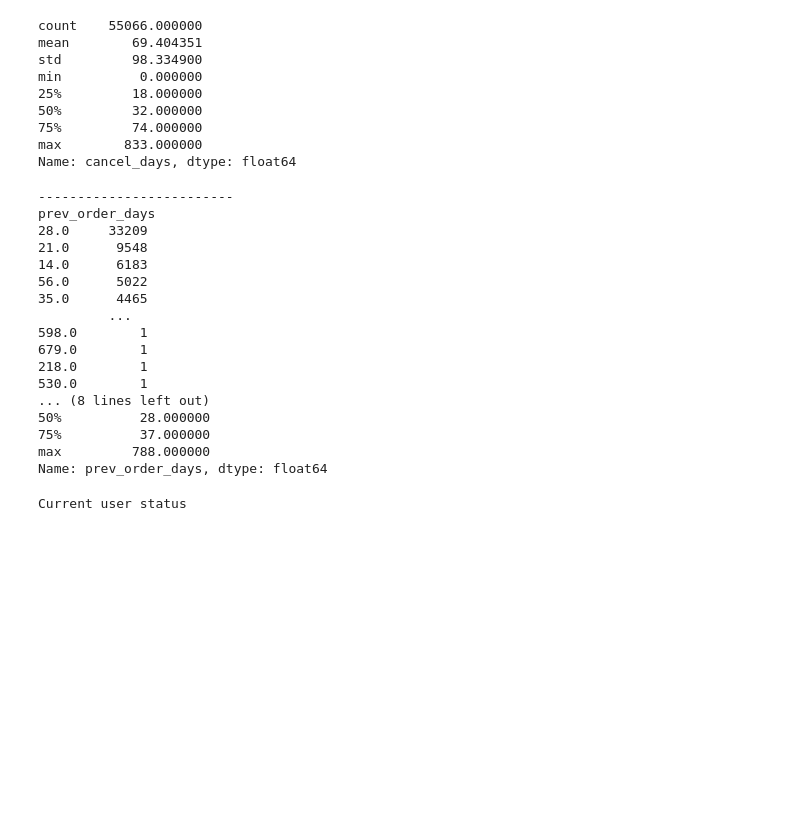
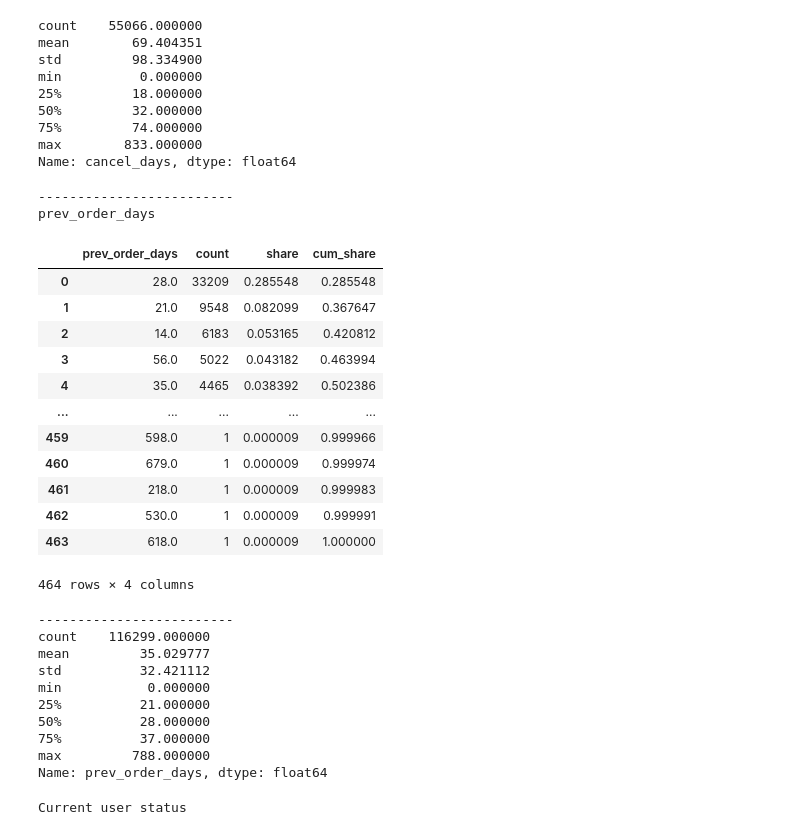
Before and after one commit to yurywallet/test_assignments, a Jupyter notebook: smalls/task_smalls.ipynb, the cells around one changed output. Drawn from its saved outputs; the diff is of its cells as text; code cells hidden in the pictures; blank space fills up the shorter version.

```diff
--- a/smalls/task_smalls.ipynb
+++ b/smalls/task_smalls.ipynb
@@ -450,49 +553,57 @@ df_o=df_o.sort_values([cid,'ORDER_SEQUENCE'])
 # how replacement influence next orders and subscription???
 # Orders after replacement
 # will focus on factual order sequence
 tmp=df_o.loc[~(df_o['ORDER_TYPE'].isin(['CANCELLED','REPLACEMENT']))].copy()
 
 # tmp['last_order']=tmp.groupby([cid])['ORDER_DATE_date'].apply(lambda x: x.shift())
 
 tmp['prev_order']=tmp[[cid,'ORDER_DATE_date']].groupby(cid).shift(1)
 
 tmp['prev_order_days']=tmp[['prev_order','ORDER_DATE_date']].apply(lambda x: date_time.dif_dates(x[0],x[1]), axis=1)
 
 # check if there are issues
 a=tmp.loc[tmp['prev_order_days']<0]
 if a.shape[0]>1:
     print("issue with prev_order_days")
 
 c='prev_order_days'
 print("-------------------------")
 print(c)
 a=pd.DataFrame(tmp['prev_order_days'].value_counts()).reset_index()
 a.columns=[c,'count']
 a['share']=a['count']/a['count'].sum()
 a['cum_share']=a['share'].cumsum()
-print(a)
+display(a)
 print("-------------------------")
 print(tmp['prev_order_days'].describe())
 
 print("\n")
 # %% [output]
 -------------------------
 prev_order_days
-28.0     33209
-21.0      9548
-14.0      6183
-56.0      5022
-35.0      4465
-         ...
-598.0        1
-679.0        1
-218.0        1
-530.0        1
-... (8 lines left out)
-50%          28.000000
-75%          37.000000
-max         788.000000
-Name: prev_order_days, dtype: float64
+|  | prev_order_days | count | share | cum_share |
+| 0 | 28.0 | 33209 | 0.285548 | 0.285548 |
+| 1 | 21.0 | 9548 | 0.082099 | 0.367647 |
+| 2 | 14.0 | 6183 | 0.053165 | 0.420812 |
+| 3 | 56.0 | 5022 | 0.043182 | 0.463994 |
+| 4 | 35.0 | 4465 | 0.038392 | 0.502386 |
+| ... | ... | ... | ... | ... |
+| 459 | 598.0 | 1 | 0.000009 | 0.999966 |
+| 460 | 679.0 | 1 | 0.000009 | 0.999974 |
+| 461 | 218.0 | 1 | 0.000009 | 0.999983 |
+| 462 | 530.0 | 1 | 0.000009 | 0.999991 |
+| 463 | 618.0 | 1 | 0.000009 | 1.000000 |
+464 rows × 4 columns
+-------------------------
+count    116299.000000
+mean         35.029777
+std          32.421112
+min           0.000000
+25%          21.000000
+50%          28.000000
+75%          37.000000
+max         788.000000
+Name: prev_order_days, dtype: float64
 # %%
 #to excel
 pd.DataFrame(tmp['prev_order_days'].describe()).reset_index().to_excel(writer, sheet_name='Orders_freq', startrow=1, header=True, index=False)
```
Also changed, not shown: parts of 30 cells of this notebook.
